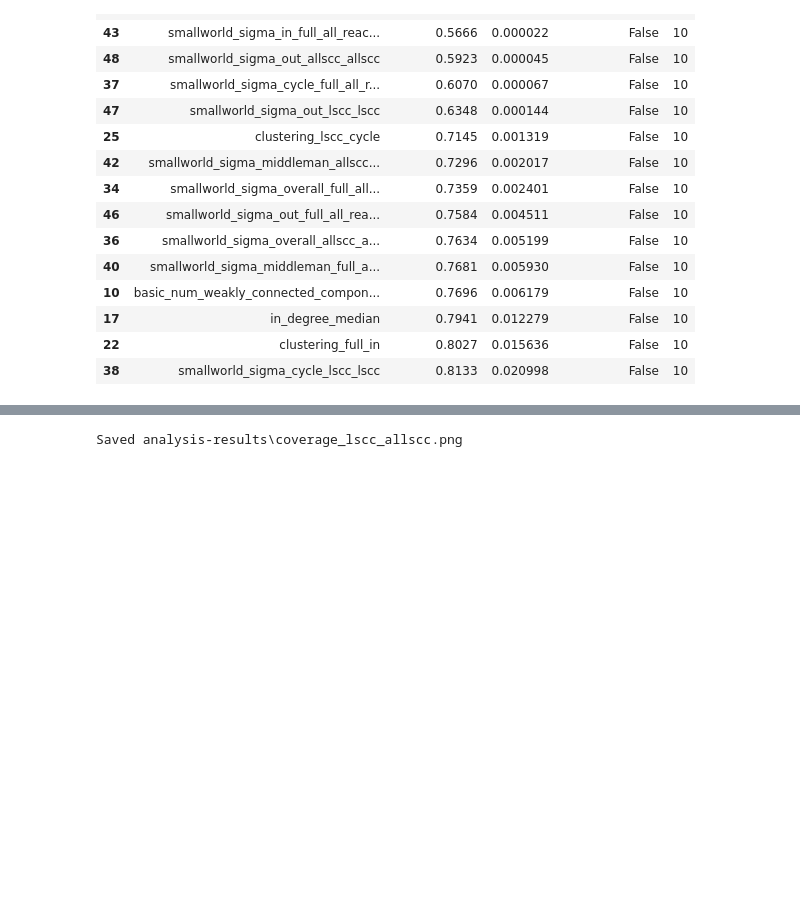
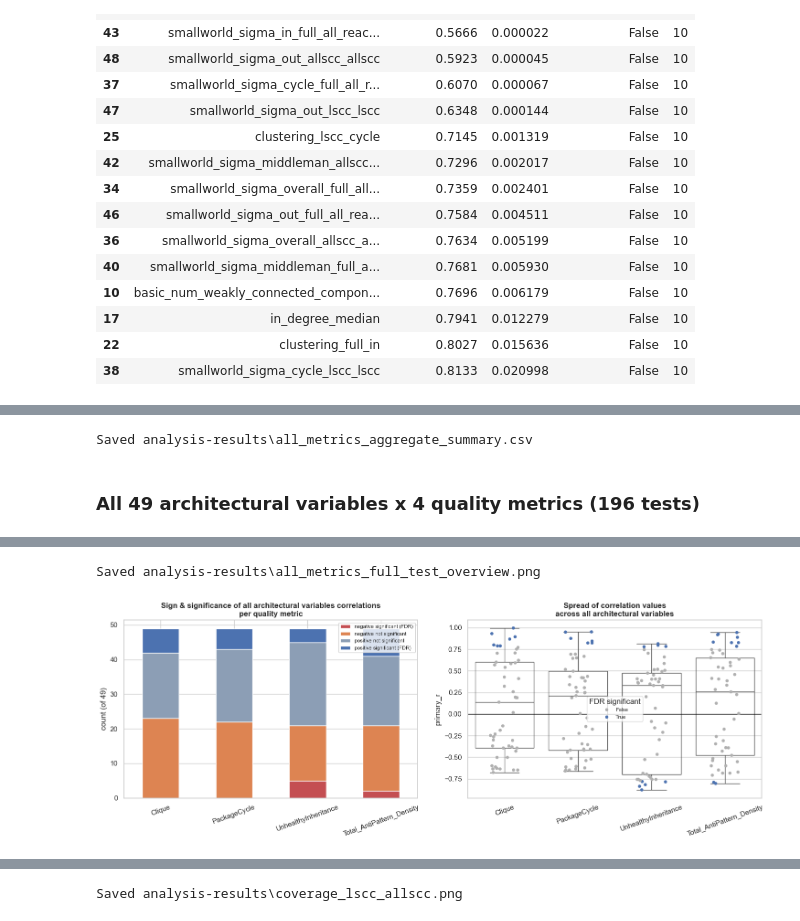
Before and after one commit to MauroZorzin/small-world-property, a Jupyter notebook: analyse.ipynb, the cells around one changed output, grey strips where cells are left out. Cells and saved outputs as stored; diff of their text form; code cells hidden in the pictures; blank space fills up the shorter version.

```diff
--- a/analyse.ipynb
+++ b/analyse.ipynb
@@ -651,23 +616,0 @@ Saved analysis-results\best_estimators_summary.csv
-# %%
-candidate_rows = []
-for pool_name, pool_df in pools.items():
-    for q_col in QUALITY_TARGETS:
-        sub = pool_df[pool_df['quality_metric'] == q_col].sort_values(['p_value_fdr', 'primary_p'])
-        for rank, (_, r) in enumerate(sub.iterrows(), start=1):
-            candidate_rows.append({
-                'candidate_pool': pool_name, 'quality_metric': q_col, 'rank': rank,
-                'arch_metric': r['arch_metric'], 'label': pretty_label(r['arch_metric']),
-                'recommended_method': r['recommended_method'],
-                'primary_r': r['primary_r'], 'primary_p': r['primary_p'],
-                'p_value_fdr': r['p_value_fdr'], 'significant_fdr': r['significant_fdr'],
-            })
-
-df_candidates = pd.DataFrame(candidate_rows)
-save_table(df_candidates, 'best_estimators_candidates.csv')
-
-display(Markdown('### Every Candidate Considered Behind Each Cell Above'))
-for pool_name in pools:
-    for q_col in QUALITY_TARGETS:
-        shown = df_candidates[(df_candidates['candidate_pool'] == pool_name) & (df_candidates['quality_metric'] == q_col)]
-        display(Markdown(f'**{pool_name} vs {q_col}** ({len(shown)} candidates)'))
-        display(shown[['rank', 'label', 'recommended_method', 'primary_r', 'primary_p', 'p_value_fdr', 'significant_fdr']])
@@ -781,0 +853,10 @@ Saved analysis-results\best_estimators_candidates.csv
+# %%
+df_all_aggregate = aggregate_block(df_corr, 'TOTAL (196)')
+save_table(df_all_aggregate, 'all_metrics_aggregate_summary.csv')
+display(Markdown(f'### All {len(ARCH_NUMERIC)} architectural variables x 4 quality metrics ({len(df_corr)} tests)'))
+display(df_all_aggregate)
+
+plot_full_test_overview(df_corr, len(ARCH_NUMERIC), 'architectural variables', 'all_metrics_full_test_overview.png')
+# %% [output]
+Saved analysis-results\all_metrics_aggregate_summary.csv
+### All 49 architectural variables x 4 quality metrics (196 tests)
@@ -781,0 +869,2 @@ Saved analysis-results\best_estimators_candidates.csv
+Saved analysis-results\all_metrics_full_test_overview.png
+[figure, added]
```
Also changed, not shown: parts of 31 cells of this notebook, 2 other files.
